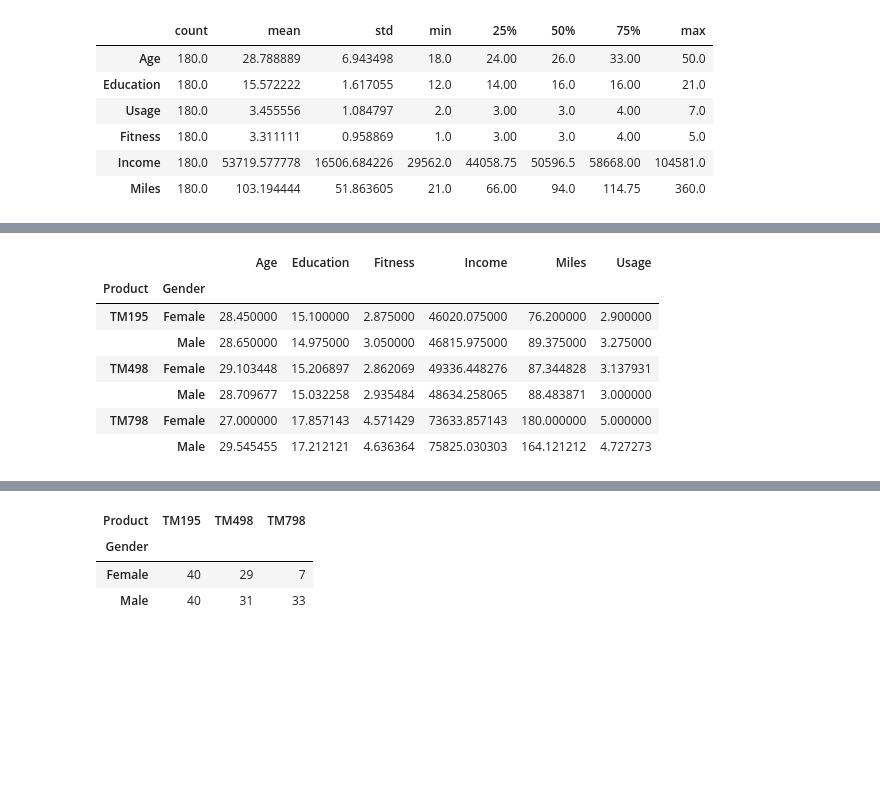
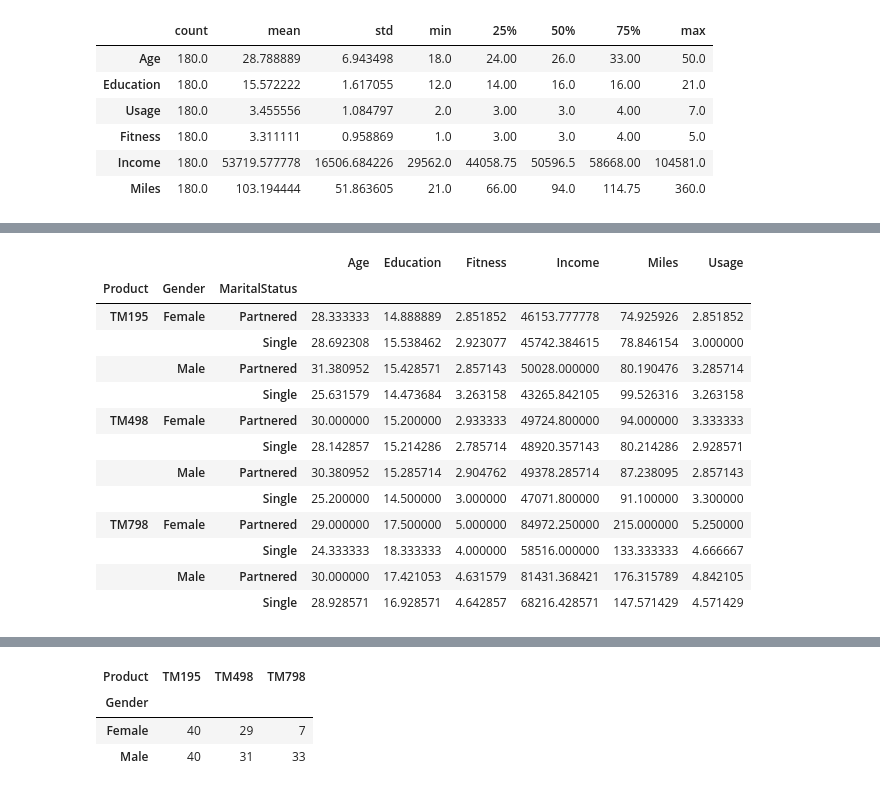
Before and after one commit to FrankS36/Cardio-Good-Fitness-Case-Study, a Jupyter notebook: CardioGoodFitness.ipynb, the cells around one changed output, grey strips where cells are left out. Cells and saved outputs as stored; diff of their text form; code cells hidden in the pictures; blank space fills up the shorter version.

```diff
--- a/CardioGoodFitness.ipynb
+++ b/CardioGoodFitness.ipynb
@@ -110,11 +227,17 @@ df.describe(include="all").T
 # %%
-df.pivot_table(index=['Product', 'Gender'], aggfunc='mean')
+df.pivot_table(index=['Product', 'Gender', 'MaritalStatus'], aggfunc='mean')
 # %% [output]
-|  |  | Age | Education | Fitness | Income | Miles | Usage |
-| Product | Gender |  |  |  |  |  |  |
-| TM195 | Female | 28.450000 | 15.100000 | 2.875000 | 46020.075000 | 76.200000 | 2.900000 |
-|  | Male | 28.650000 | 14.975000 | 3.050000 | 46815.975000 | 89.375000 | 3.275000 |
-| TM498 | Female | 29.103448 | 15.206897 | 2.862069 | 49336.448276 | 87.344828 | 3.137931 |
-|  | Male | 28.709677 | 15.032258 | 2.935484 | 48634.258065 | 88.483871 | 3.000000 |
-| TM798 | Female | 27.000000 | 17.857143 | 4.571429 | 73633.857143 | 180.000000 | 5.000000 |
-|  | Male | 29.545455 | 17.212121 | 4.636364 | 75825.030303 | 164.121212 | 4.727273 |
+|  |  |  | Age | Education | Fitness | Income | Miles | Usage |
+| Product | Gender | MaritalStatus |  |  |  |  |  |  |
+| TM195 | Female | Partnered | 28.333333 | 14.888889 | 2.851852 | 46153.777778 | 74.925926 | 2.851852 |
+|  |  | Single | 28.692308 | 15.538462 | 2.923077 | 45742.384615 | 78.846154 | 3.000000 |
+|  | Male | Partnered | 31.380952 | 15.428571 | 2.857143 | 50028.000000 | 80.190476 | 3.285714 |
+|  |  | Single | 25.631579 | 14.473684 | 3.263158 | 43265.842105 | 99.526316 | 3.263158 |
+| TM498 | Female | Partnered | 30.000000 | 15.200000 | 2.933333 | 49724.800000 | 94.000000 | 3.333333 |
+|  |  | Single | 28.142857 | 15.214286 | 2.785714 | 48920.357143 | 80.214286 | 2.928571 |
+|  | Male | Partnered | 30.380952 | 15.285714 | 2.904762 | 49378.285714 | 87.238095 | 2.857143 |
+|  |  | Single | 25.200000 | 14.500000 | 3.000000 | 47071.800000 | 91.100000 | 3.300000 |
+| TM798 | Female | Partnered | 29.000000 | 17.500000 | 5.000000 | 84972.250000 | 215.000000 | 5.250000 |
+|  |  | Single | 24.333333 | 18.333333 | 4.000000 | 58516.000000 | 133.333333 | 4.666667 |
+|  | Male | Partnered | 30.000000 | 17.421053 | 4.631579 | 81431.368421 | 176.315789 | 4.842105 |
+|  |  | Single | 28.928571 | 16.928571 | 4.642857 | 68216.428571 | 147.571429 | 4.571429 |
```
Also changed, not shown: parts of 107 cells of this notebook.
